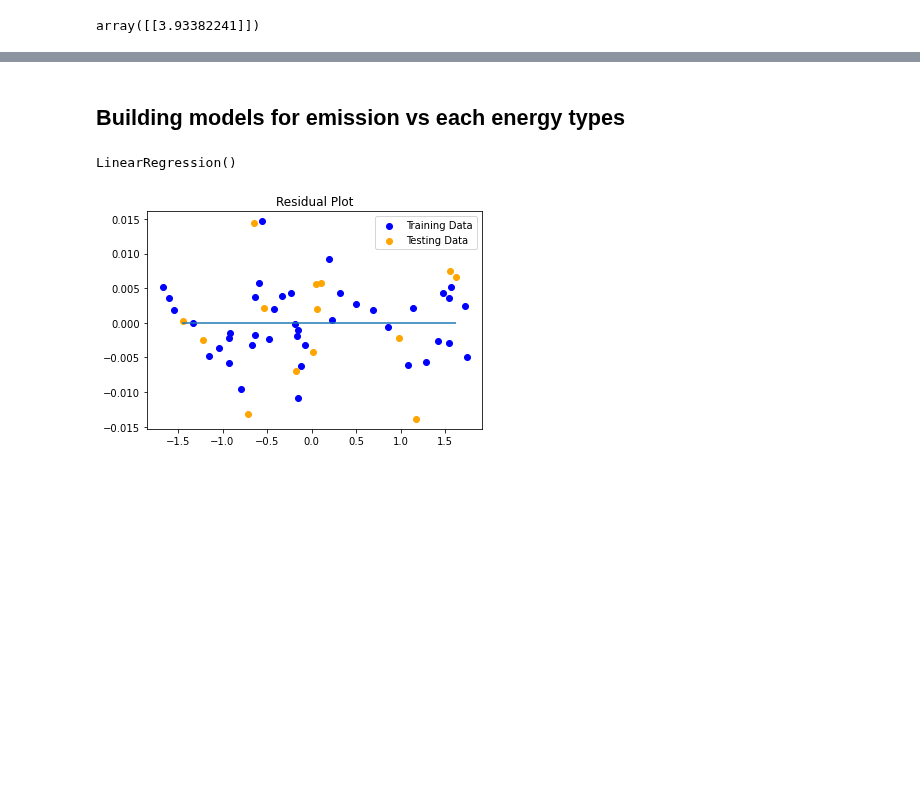
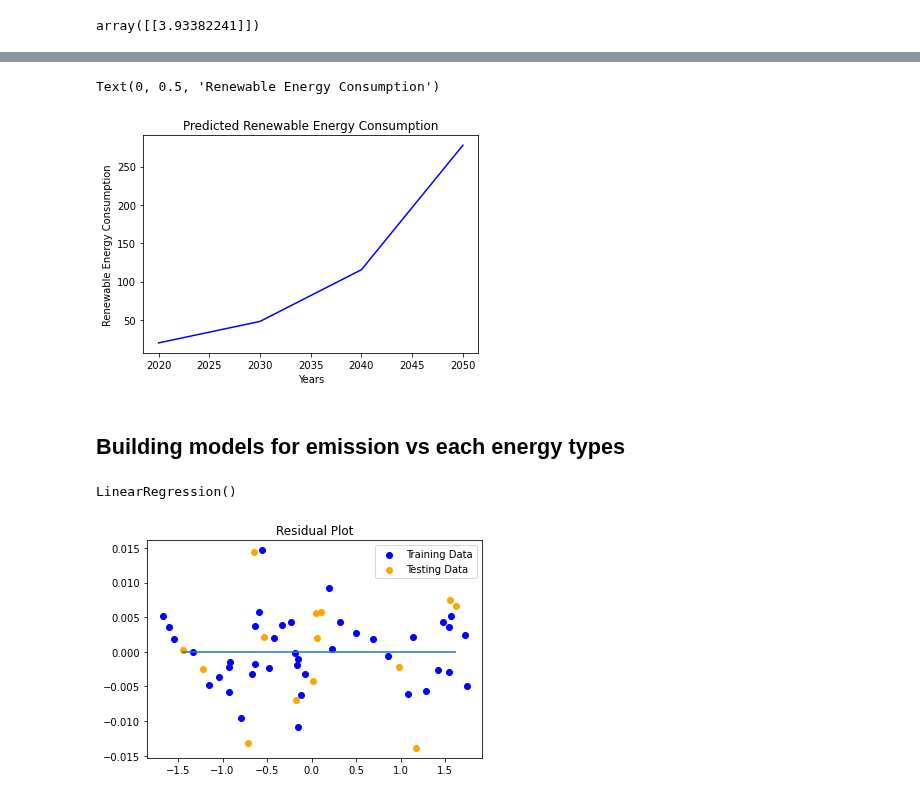
Before and after one commit to yuyhong23/One-Hot_Future, a Jupyter notebook: machine_learning_energy_types.ipynb, the cells around one changed output, grey strips where cells are left out. Drawn from its saved outputs; the diff is of its cells as text; code cells hidden in the pictures; blank space fills up the shorter version.

```diff
--- a/machine_learning_energy_types.ipynb
+++ b/machine_learning_energy_types.ipynb
@@ -549,0 +665,7 @@ array([[3.93382241]])
+# %%
+years_addon = [2020, 2030, 2040, 2050]
+new_data = {"years":years_addon,
+           "predictions": years_addon}
+years_addon_df = pd.DataFrame(new_data, columns=["years", 'predictions'])
+years_addon_df["predictions"] = years_addon_df.apply(linear_predictions)
+years_addon_df
@@ -550,3 +678,11 @@ array([[3.93382241]])
+# %%
+plt.plot(years_addon_df.years, years_addon_df.predictions, 'blue')
+plt.title('Predicted Renewable Energy Consumption')
+plt.xlabel('Years')
+plt.ylabel('Renewable Energy Consumption')
+# %% [output]
+Text(0, 0.5, 'Renewable Energy Consumption')
+[figure, added]
 # %% [markdown]
 ## Building models for emission vs  each energy types
 # %%
```
Also changed, not shown: parts of 16 cells of this notebook.
